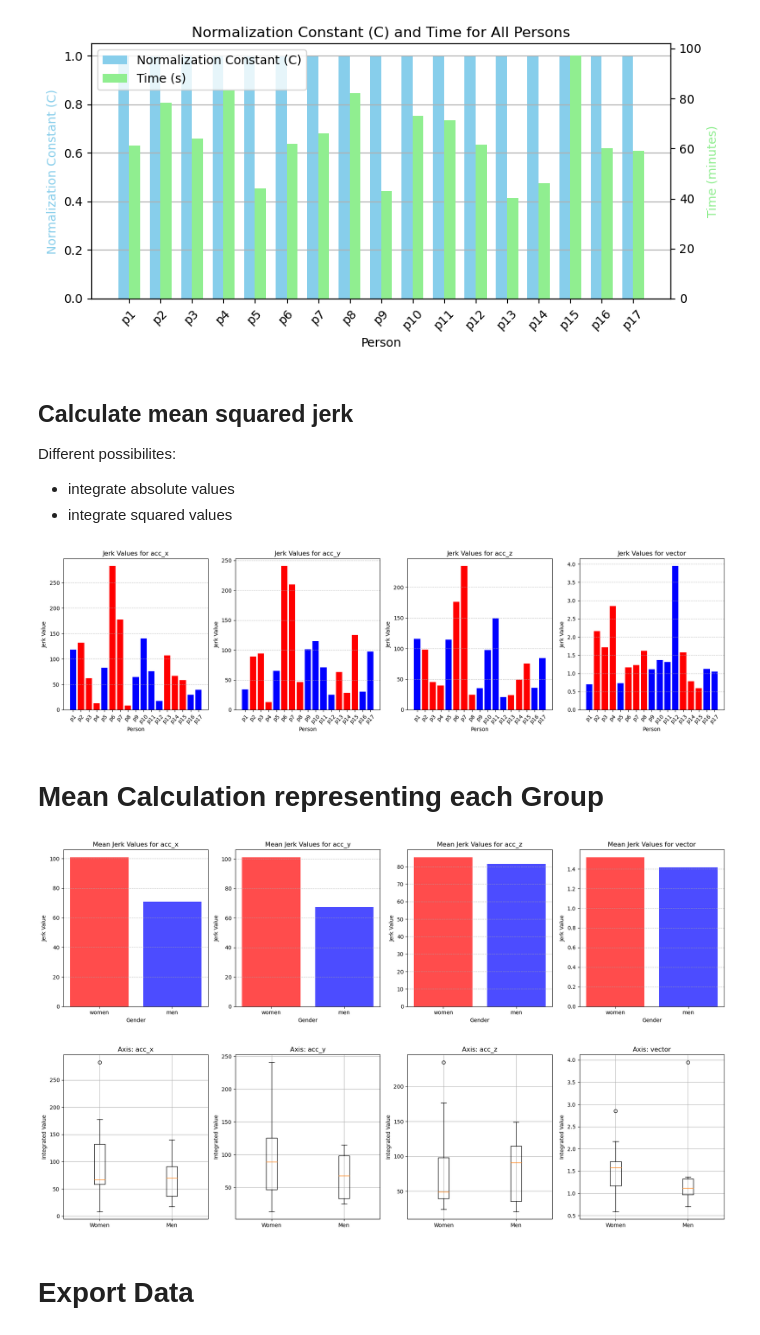
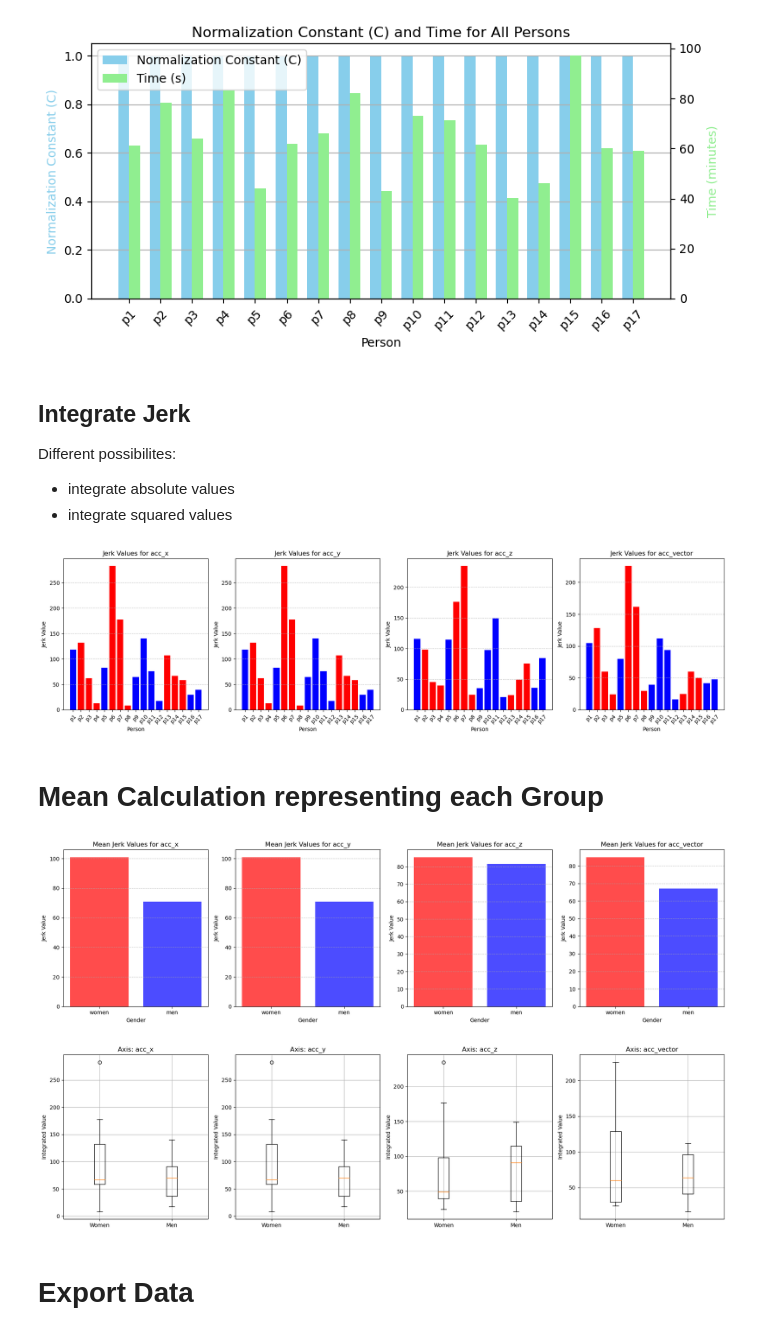
Before and after one commit to doertiboy/MasterStudy, a Jupyter notebook: Acceleration.ipynb, the cells around one changed output. Cells and saved outputs as stored; diff of their text form; code cells hidden in the pictures.

```diff
--- a/Acceleration.ipynb
+++ b/Acceleration.ipynb
@@ -194,6 +175,7 @@ First compute each persons maximum of absolute values and then find global maxim
 max_acc_x_derivative_list = []
 max_acc_y_derivative_list = []
 max_acc_z_derivative_list = []
+max_acc_vector_derivative_list = []
 time = []
 
 # Compute maximum derivative values for each person
@@ -202,17 +184,20 @@ for person_name in acc_dict:
     max_acc_x_derivative = np.max(np.abs(acc_dataset['acc_x_derivative']))
     max_acc_y_derivative = np.max(np.abs(acc_dataset['acc_y_derivative']))
     max_acc_z_derivative = np.max(np.abs(acc_dataset['acc_z_derivative']))
+    max_acc_vector_derivative = np.max(np.abs(acc_dataset['acc_vector_derivative']))
     timesteps = acc_dataset['time']
 
     max_acc_x_derivative_list.append(max_acc_x_derivative)
     max_acc_y_derivative_list.append(max_acc_y_derivative)
     max_acc_z_derivative_list.append(max_acc_z_derivative)
+    max_acc_vector_derivative_list.append(max_acc_vector_derivative)
     time.append(timesteps[-1])
 
 # Find the global maximum among the maximum derivative values for all persons
 max_acc_x_derivative_global = np.max(max_acc_x_derivative_list)
 max_acc_y_derivative_global = np.max(max_acc_y_derivative_list)
 max_acc_z_derivative_global = np.max(max_acc_z_derivative_list)
+max_acc_vector_derivative_global = np.max(max_acc_vector_derivative_list)
 max_timesteps = np.max(time)
 
 # Normalize derivatives for each person using the global maximum
@@ -221,14 +206,17 @@ for person_name in acc_dict:
     acc_x_derivative = acc_dataset['acc_x_derivative']
     acc_y_derivative = acc_dataset['acc_y_derivative']
     acc_z_derivative = acc_dataset['acc_z_derivative']
+    acc_vector_derivative = acc_dataset['acc_vector_derivative']
     timesteps = acc_dataset['time']
 
     acc_x_derivative_normalized = acc_x_derivative / max_acc_x_derivative_global
     acc_y_derivative_normalized = acc_y_derivative / max_acc_y_derivative_global
     acc_z_derivative_normalized = acc_z_derivative / max_acc_z_derivative_global
+    acc_vector_derivative_normalized = acc_vector_derivative / max_acc_vector_derivative_global
     time_normalized = timesteps / max_timesteps
 
     acc_dataset['acc_x_derivative_normalized_global'] = acc_x_derivative_normalized
     acc_dataset['acc_y_derivative_normalized_global'] = acc_y_derivative_normalized
     acc_dataset['acc_z_derivative_normalized_global'] = acc_z_derivative_normalized
+    acc_dataset['acc_vector_derivative_normalized_global'] = acc_vector_derivative_normalized
     acc_dataset['time_normalized'] = time_normalized
@@ -238,32 +223,3 @@ Computing normalization using global maximum
-# %%
-# Initialize lists to store maximum derivative values for each person
-max_jerk_list = []
-time = []
-
-# Compute maximum derivative values for each person
-for person_name in acc_dict:
-    acc_dataset = acc_dict[person_name]
-    max_jerk = np.max(np.abs(acc_dataset['jerk_vector']))
-    timesteps = acc_dataset['time']
-
-    max_jerk_list.append(max_jerk)
-    time.append(timesteps[-1])
-
-# Find the global maximum among the maximum derivative values for all persons
-max_jerk_global = np.max(max_jerk_list)
-max_timesteps = np.max(time)
-
-# Normalize derivatives for each person using the global maximum
-for person_name in acc_dict:
-    acc_dataset = acc_dict[person_name]
-    jerk_vector = acc_dataset['jerk_vector_global']
-    timesteps = acc_dataset['time']
-
-    jerk_vector_normalized = jerk_vector / max_jerk_global
-    time_normalized = timesteps / max_timesteps
-
-    acc_dataset['jerk_vector_normalized_global'] = jerk_vector_normalized
-    acc_dataset['time_normalized'] = time_normalized
 # %% [markdown]
 Plotting the comparisons
 # %%
@@ -348,21 +302,21 @@ plt.show()
 # %% [output]
 [figure]
 # %% [markdown]
-## Calculate mean squared jerk
+## Integrate Jerk
 
 Different possibilites: <br>
 * integrate absolute values
 * integrate squared values
 # %%
-jerk_values = {'acc_x': {}, 'acc_y': {}, 'acc_z': {}, 'vector': {}}
+jerk_values = {'acc_x': {}, 'acc_y': {}, 'acc_z': {}, 'acc_vector': {}}
 
 for person_name in acc_dict:
     acc_dataset = acc_dict[person_name]
     time = acc_dataset['time']
     C = acc_dataset['C'].values
 
-    for axis in ['acc_x', 'acc_y', 'acc_z', 'vector']:
-        jerk = acc_dataset['jerk_vector_normalized_global'] if axis == 'vector' else acc_dataset[f'{axis}_derivative_normalized']
+    for axis in ['acc_x', 'acc_y', 'acc_z', 'acc_vector']:
+        jerk = acc_dataset[f'{axis}_derivative_normalized']
 
         # Integrate
         integral_value = trapz(jerk ** 2, time)
@@ -371,30 +325,30 @@ for person_name in acc_dict:
         jerk_values[axis][person_name] = mean_jerk
         acc_dataset[f'mean_jerk_{axis}'] = mean_jerk
 # %%
-axes = ['acc_x', 'acc_y', 'acc_z', 'vector']
+axes = ['acc_x', 'acc_y', 'acc_z', 'acc_vector']
 
 fig, axs = plt.subplots(1, 4, figsize=(18, 5))
 
 for i, axis in enumerate(axes):
     person_names = list(jerk_values[axis].keys())
     values = list(jerk_values[axis].values())
     genders = [acc_dict[person_name]['gender'] for person_name in person_names]
 
     # Define colors based on gender
     colors = ['red' if gender == 'female' else 'blue' for gender in genders]
 
     # Plot the integrated values with colors
     axs[i].bar(person_names, values, color=colors)
     axs[i].set_xlabel('Person')
     axs[i].set_ylabel('Jerk Value')
     axs[i].set_title(f'Jerk Values for {axis}')
     axs[i].tick_params(axis='x', rotation=45)
     axs[i].grid(axis='y', linestyle='--', alpha=0.7)
 
 plt.tight_layout()
 plt.show()
 # %% [output]
-[figure, old version]
+[figure, new version]
 # %% [markdown]
 # Mean Calculation representing each Group
 # %%
@@ -417,7 +371,7 @@ std_jerk_values_women = {axis: np.std(values) for axis, values in jerk_values_wo
 mean_jerk_values_men = {axis: np.mean(values) for axis, values in jerk_values_men.items()}
 std_jerk_values_men = {axis: np.std(values) for axis, values in jerk_values_men.items()}
 # %%
-axes = ['acc_x', 'acc_y', 'acc_z', 'vector']
+axes = ['acc_x', 'acc_y', 'acc_z', 'acc_vector']
 
 fig, axs = plt.subplots(1, 4, figsize=(18, 5))
 
@@ -447,11 +401,11 @@ for i, axis in enumerate(axes):
 plt.tight_layout()
 plt.show()
 # %% [output]
-[figure, old version]
+[figure, new version]
 # %%
 fig, axs = plt.subplots(1, 4, figsize=(18, 5))
 
-for i, axis in enumerate(['acc_x', 'acc_y', 'acc_z', 'vector']):
+for i, axis in enumerate(['acc_x', 'acc_y', 'acc_z', 'acc_vector']):
     person_names = list(jerk_values[axis].keys())
     values = list(jerk_values[axis].values())
     genders = [acc_dict[person_name]['gender'] for person_name in person_names]
@@ -470,7 +424,7 @@ for i, axis in enumerate(['acc_x', 'acc_y', 'acc_z', 'vector']):
 plt.tight_layout()
 plt.show()
 # %% [output]
-[figure, old version]
+[figure, new version]
 # %% [markdown]
 # Export Data
 # %%
```
Also changed, not shown: parts of 8 cells of this notebook, 8 other files.
